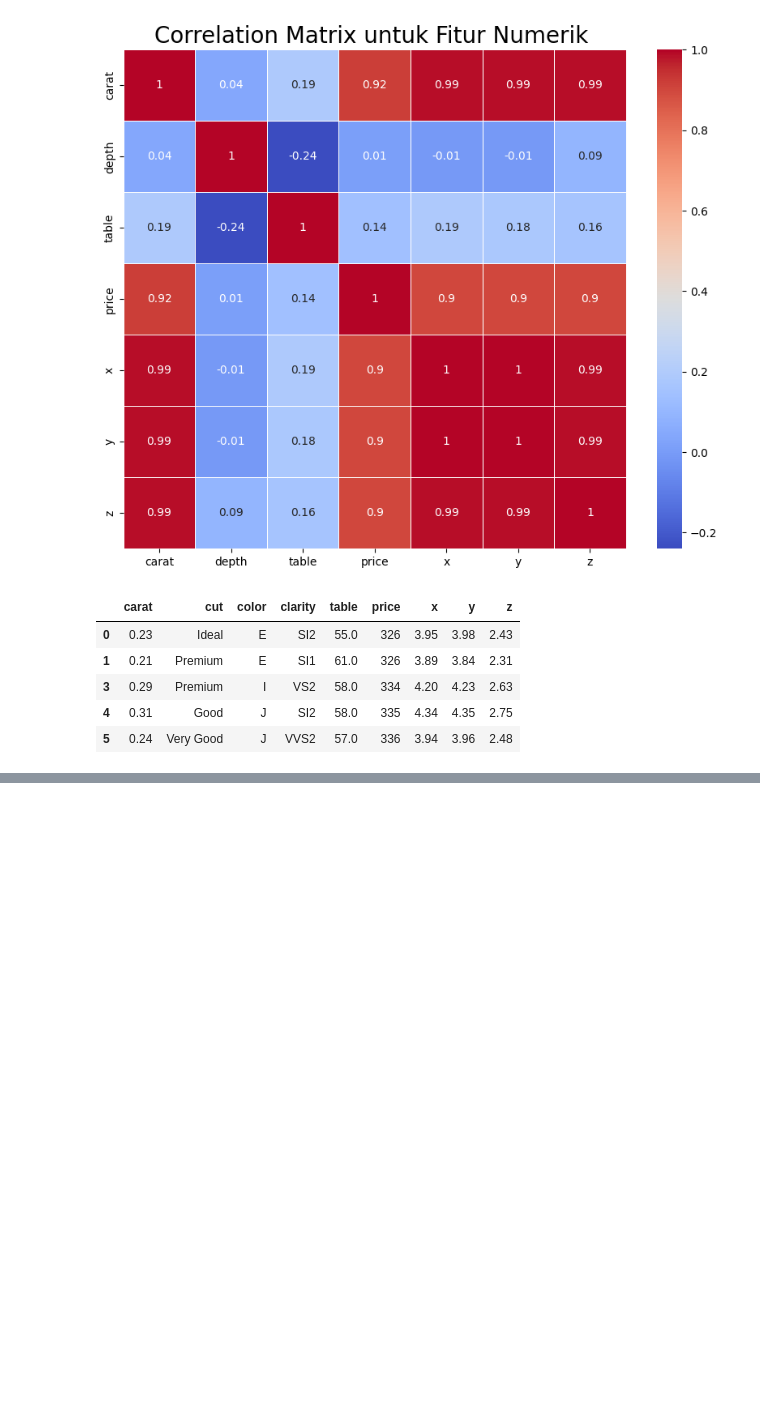
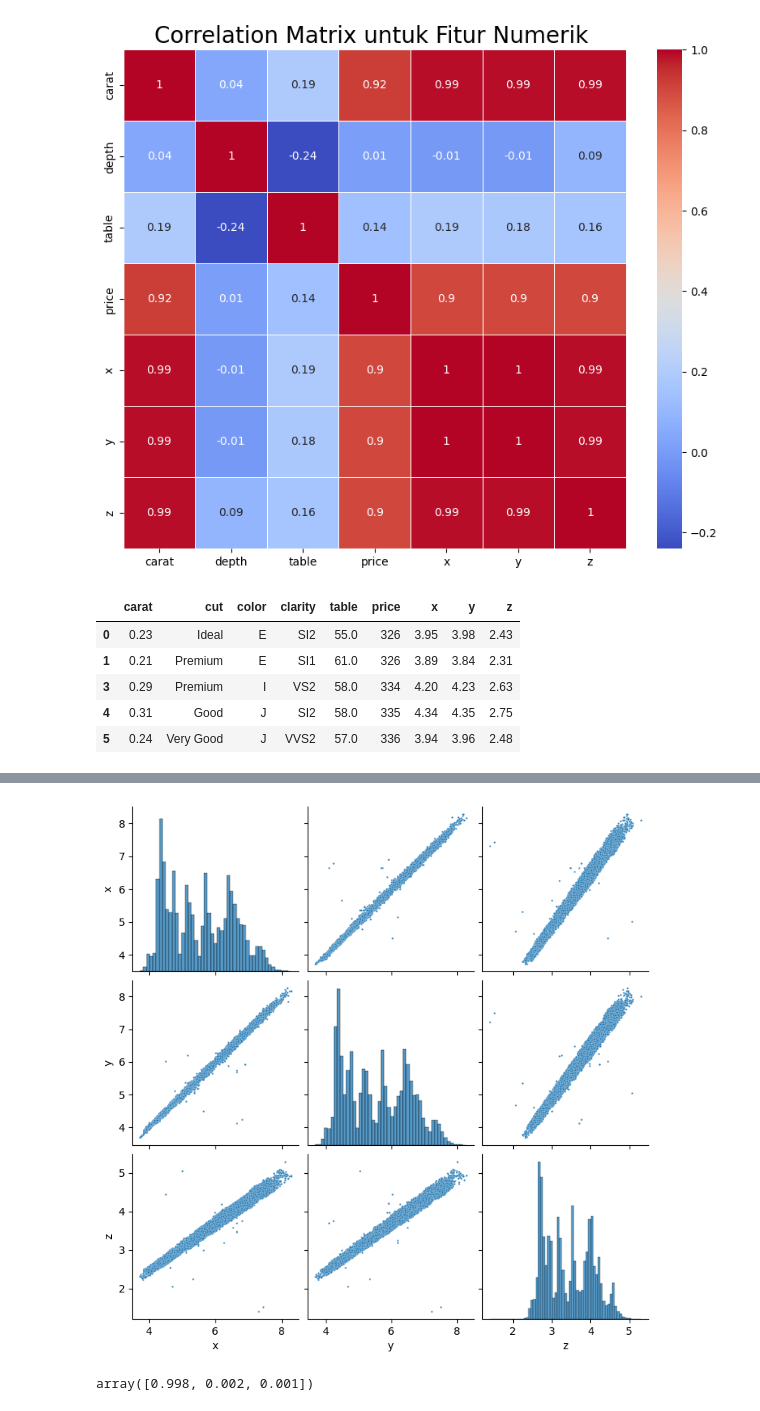
Before and after one commit to rubyw177/diamond-price-predictive, a Jupyter notebook: diamond_predictive.ipynb, the cells around one changed output, grey strips where cells are left out. Drawn from its saved outputs; the diff is of its cells as text; code cells hidden in the pictures; blank space fills up the shorter version.

```diff
--- a/diamond_predictive.ipynb
+++ b/diamond_predictive.ipynb
@@ -220,3 +220,11 @@ diamonds.head()
 | 3 | 0.29 | Premium | I | VS2 | 58.0 | 334 | 4.20 | 4.23 | 2.63 |
 | 4 | 0.31 | Good | J | SI2 | 58.0 | 335 | 4.34 | 4.35 | 2.75 |
 | 5 | 0.24 | Very Good | J | VVS2 | 57.0 | 336 | 3.94 | 3.96 | 2.48 |
+# %%
+# one hot encode categorical features
+from sklearn.preprocessing import OneHotEncoder
+diamonds = pd.concat([diamonds, pd.get_dummies(diamonds["cut"], prefix="cut")], axis=1)
+diamonds = pd.concat([diamonds, pd.get_dummies(diamonds["color"], prefix="color")], axis=1)
+diamonds = pd.concat([diamonds, pd.get_dummies(diamonds["clarity"], prefix="clarity")], axis=1)
+diamonds.drop(["cut", "color", "clarity"], axis=1, inplace=True)
+diamonds.head()
@@ -222,0 +239,4 @@ diamonds.head()
+# %%
+sns.pairplot(diamonds[['x','y','z']], plot_kws={"s": 3});
+# %% [output]
+[figure, added]
@@ -222,0 +248,4 @@ diamonds.head()
+# %%
+pca.explained_variance_ratio_.round(3)
+# %% [output]
+array([0.998, 0.002, 0.001])
```
Also changed, not shown: parts of 4 cells of this notebook.
